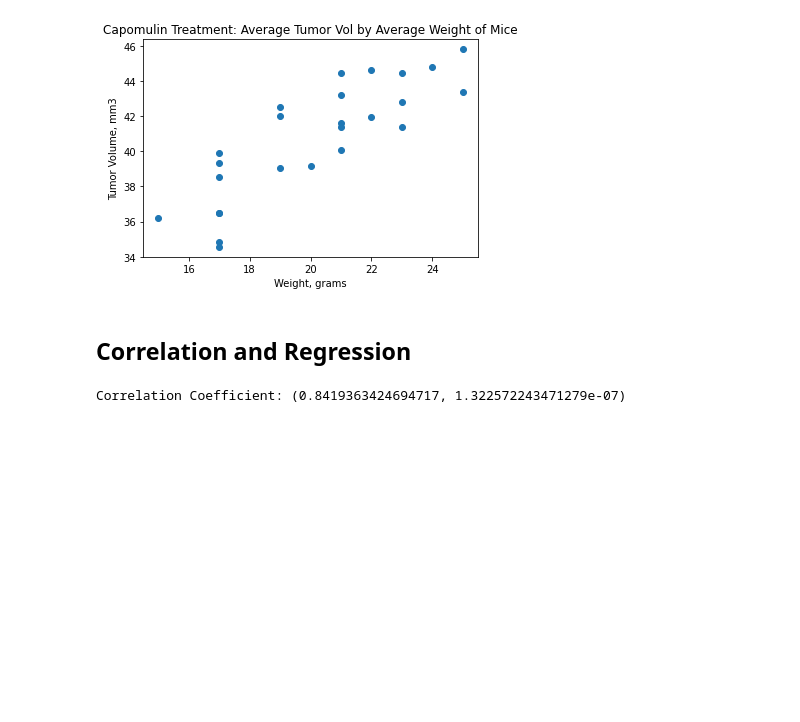
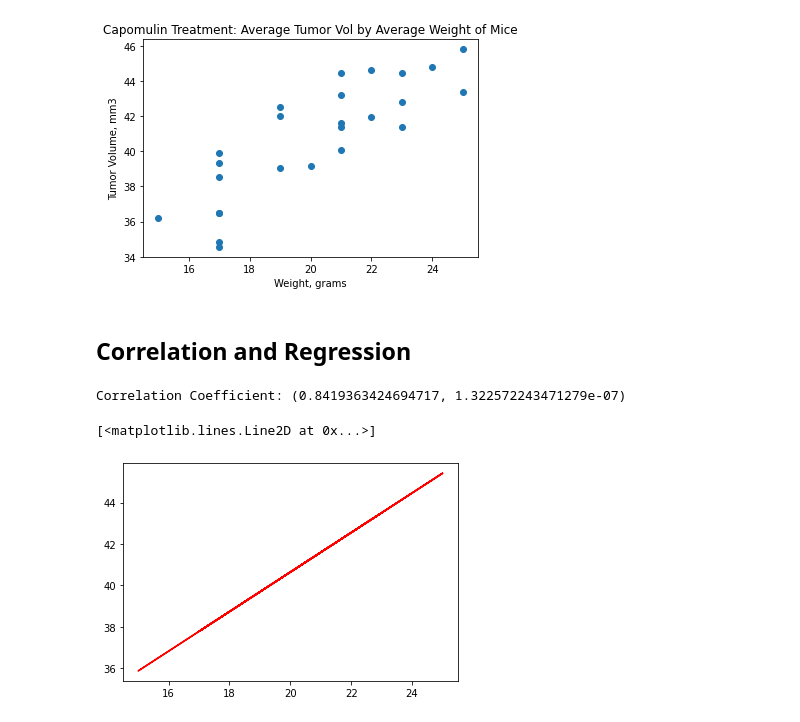
Before and after one commit to KristianSHamilton/matplotlib-challenge, a Jupyter notebook: pymaceuticals_starter.ipynb, the cells around one changed output. Drawn from its saved outputs; the diff is of its cells as text; code cells hidden in the pictures; blank space fills up the shorter version.

Commit message:
linear regression model

```diff
--- a/pymaceuticals_starter.ipynb
+++ b/pymaceuticals_starter.ipynb
@@ -320,9 +321,17 @@ plt.show()
 # %%
 # Calculate the correlation coefficient and linear regression model
 # for mouse weight and average tumor volume for the Capomulin regimen
 
-correlation = st.pearsonr(xAxis,yAxis)
+CorCo = st.pearsonr(xAxis,yAxis)
 
-print(f'Correlation Coefficient: {correlation}')
+print(f'Correlation Coefficient: {CorCo}')
+
+#regression
+(slope, intercept, revalue, pvalue, stderr) = linregress(xAxis, yAxis)
+regressCalc = xAxis * slope + intercept
+line_eq = "y = " + str(round(slope,2)) + "x + " + str(round(intercept,2))
+plt.plot(xAxis,regressCalc,"r-")
 # %% [output]
 Correlation Coefficient: (0.8419363424694717, 1.322572243471279e-07)
+[<matplotlib.lines.Line2D at 0x...>]
+[figure, added]
```
Also changed, not shown: parts of 1 cell of this notebook.
